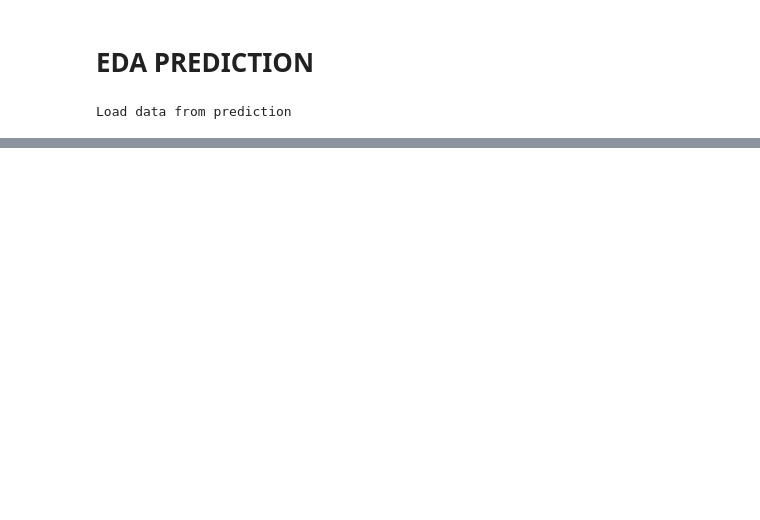
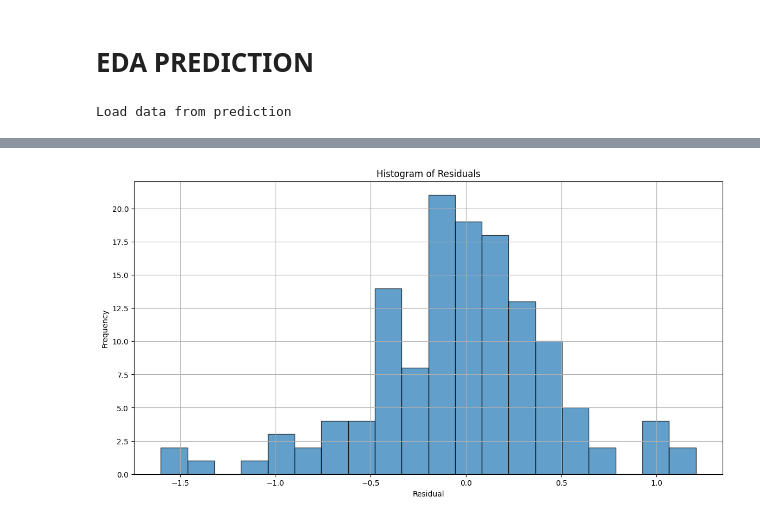
Before and after one commit to VanessaSuare/Workshop3, a Jupyter notebook: notebooks/EDA_003.ipynb, the cells around one changed output, grey strips where cells are left out. Drawn from its saved outputs; the diff is of its cells as text; code cells hidden in the pictures; blank space fills up the shorter version.

```diff
--- a/notebooks/EDA_003.ipynb
+++ b/notebooks/EDA_003.ipynb
@@ -60,0 +69,11 @@ The model has an accuracy of: 0.84 %
+# %%
+residuals = df['HAPPINESS_SCORE'] - df['HAPPINESS_PREDICTION']
+plt.figure(figsize=(14, 7))
+plt.hist(residuals, bins=20, edgecolor='k', alpha=0.7)
+plt.title('Histogram of Residuals')
+plt.xlabel('Residual')
+plt.ylabel('Frequency')
+plt.grid(True)
+plt.show()
+# %% [output]
+[figure, added]
```
Also changed, not shown: parts of 6 cells of this notebook, 1 other file.
